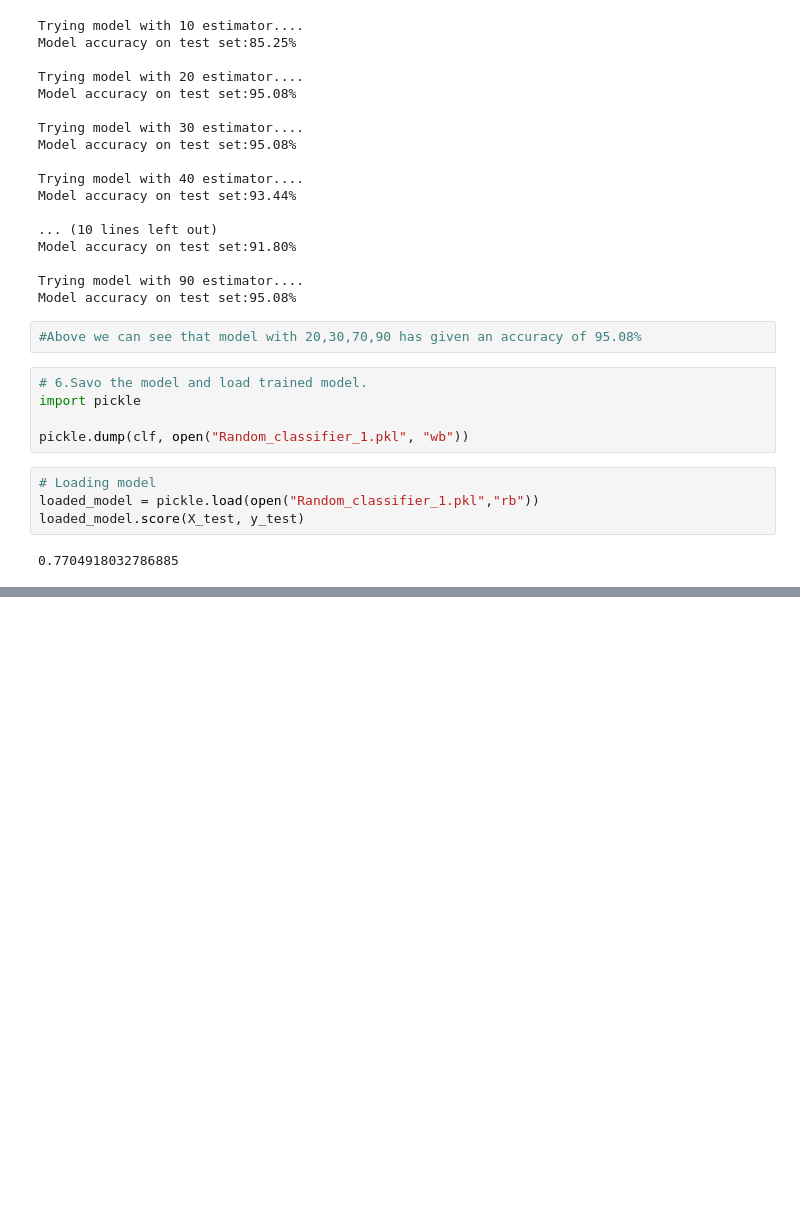
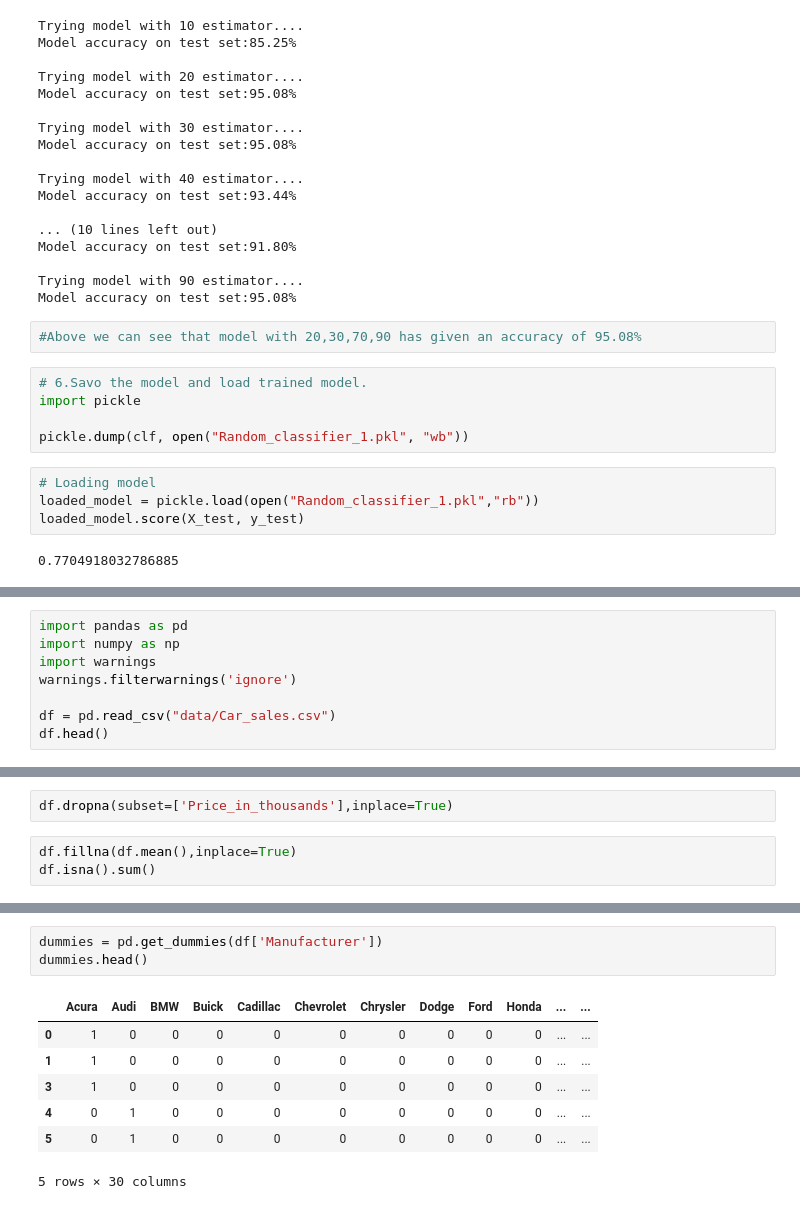
Before and after one commit to Grimmwolf-lab/Machine-learning-Projects, a Jupyter notebook: Introduction-to-scikit-learn.ipynb, the cells around one changed output, grey strips where cells are left out. Cells and saved outputs as stored; diff of their text form; blank space fills up the shorter version.

```diff
--- a/Introduction-to-scikit-learn.ipynb
+++ b/Introduction-to-scikit-learn.ipynb
@@ -187,0 +205,8 @@ loaded_model.score(X_test, y_test)
+# %%
+import pandas as pd
+import numpy as np
+import warnings
+warnings.filterwarnings('ignore')
+
+df = pd.read_csv("data/Car_sales.csv")
+df.head()
@@ -187,0 +248,5 @@ loaded_model.score(X_test, y_test)
+# %%
+df.dropna(subset=['Price_in_thousands'],inplace=True)
+# %%
+df.fillna(df.mean(),inplace=True)
+df.isna().sum()
@@ -187,0 +304,11 @@ loaded_model.score(X_test, y_test)
+# %%
+dummies = pd.get_dummies(df['Manufacturer'])
+dummies.head()
+# %% [output]
+|  | Acura | Audi | BMW | Buick | Cadillac | Chevrolet | Chrysler | Dodge | Ford | Honda | ... | ... |
+| 0 | 1 | 0 | 0 | 0 | 0 | 0 | 0 | 0 | 0 | 0 | ... | ... |
+| 1 | 1 | 0 | 0 | 0 | 0 | 0 | 0 | 0 | 0 | 0 | ... | ... |
+| 3 | 1 | 0 | 0 | 0 | 0 | 0 | 0 | 0 | 0 | 0 | ... | ... |
+| 4 | 0 | 1 | 0 | 0 | 0 | 0 | 0 | 0 | 0 | 0 | ... | ... |
+| 5 | 0 | 1 | 0 | 0 | 0 | 0 | 0 | 0 | 0 | 0 | ... | ... |
+5 rows × 30 columns
```
Also changed, not shown: parts of 34 cells of this notebook, 1 other file.
